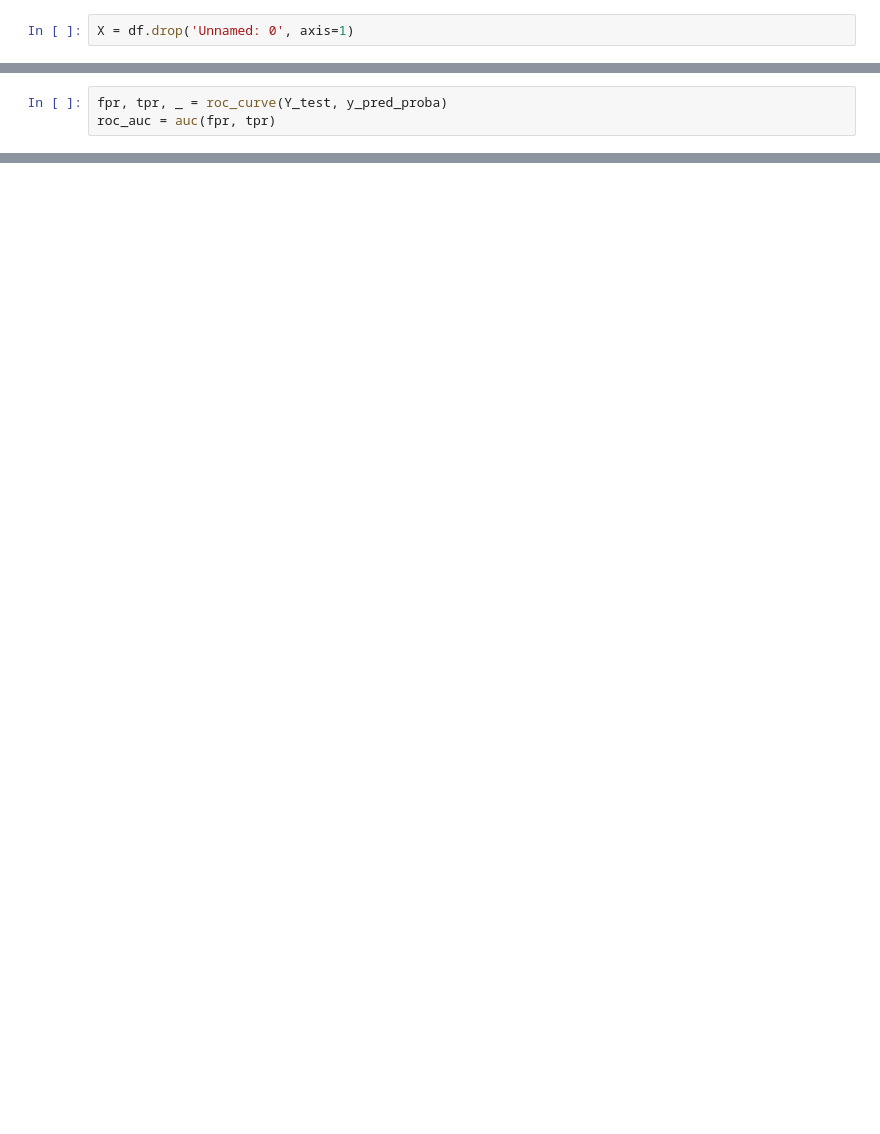
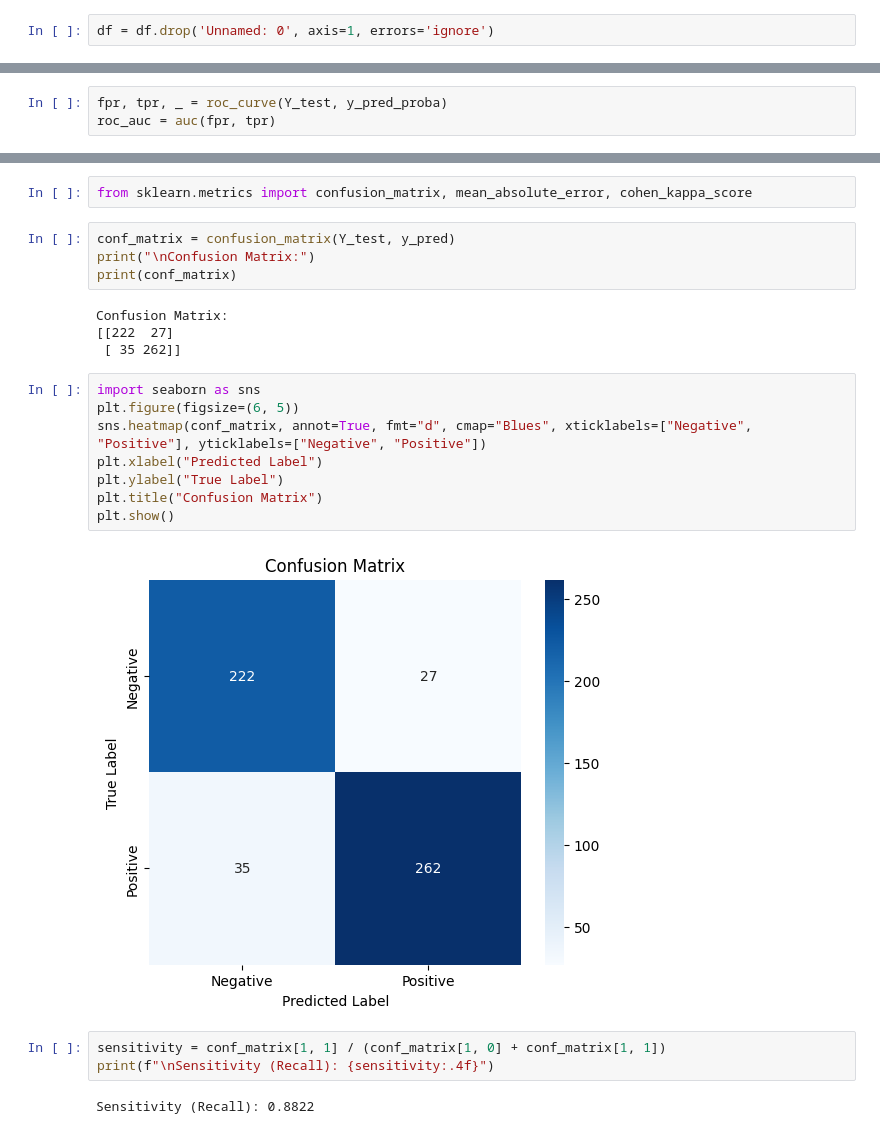
Before and after one commit to Madhuanabala/breast-cancer, a Jupyter notebook: Randomforest.ipynb, the cells around one changed output, grey strips where cells are left out. Cells and saved outputs as stored; diff of their text form; blank space fills up the shorter version.

```diff
--- a/Randomforest.ipynb
+++ b/Randomforest.ipynb
@@ -24,7 +24,7 @@ df
 | 1816 | 1816 | 1 | 0 | 1 | 0 | 1 | 1 | 0 | 1 | 1 | ... |
 1817 rows × 212 columns
 # %%
-X = df.drop('Unnamed: 0', axis=1)
+df = df.drop('Unnamed: 0', axis=1, errors='ignore')
 # %%
 X = df.drop(["bioactivity_class"], axis=1)
 Y = df.bioactivity_class
@@ -77,0 +78,25 @@ plt.show()
+# %%
+from sklearn.metrics import confusion_matrix, mean_absolute_error, cohen_kappa_score
+# %%
+conf_matrix = confusion_matrix(Y_test, y_pred)
+print("\nConfusion Matrix:")
+print(conf_matrix)
+# %% [output]
+Confusion Matrix:
+[[222  27]
+ [ 35 262]]
+# %%
+import seaborn as sns
+plt.figure(figsize=(6, 5))
+sns.heatmap(conf_matrix, annot=True, fmt="d", cmap="Blues", xticklabels=["Negative", "Positive"], yticklabels=["Negative", "Positive"])
+plt.xlabel("Predicted Label")
+plt.ylabel("True Label")
+plt.title("Confusion Matrix")
+plt.show()
+# %% [output]
+[figure, added]
+# %%
+sensitivity = conf_matrix[1, 1] / (conf_matrix[1, 0] + conf_matrix[1, 1])
+print(f"\nSensitivity (Recall): {sensitivity:.4f}")
+# %% [output]
+Sensitivity (Recall): 0.8822
```
Also changed, not shown: parts of 5 cells of this notebook.
